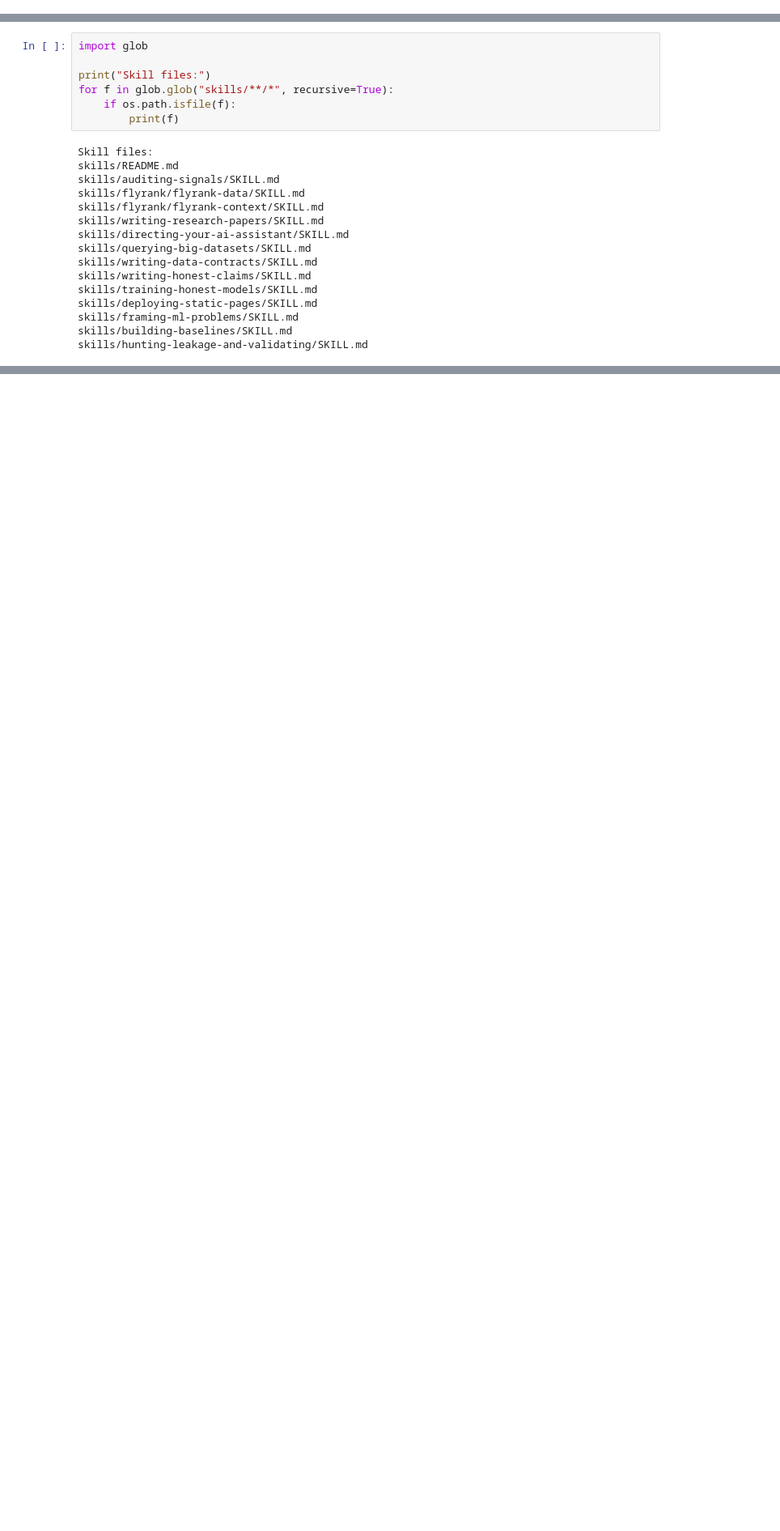
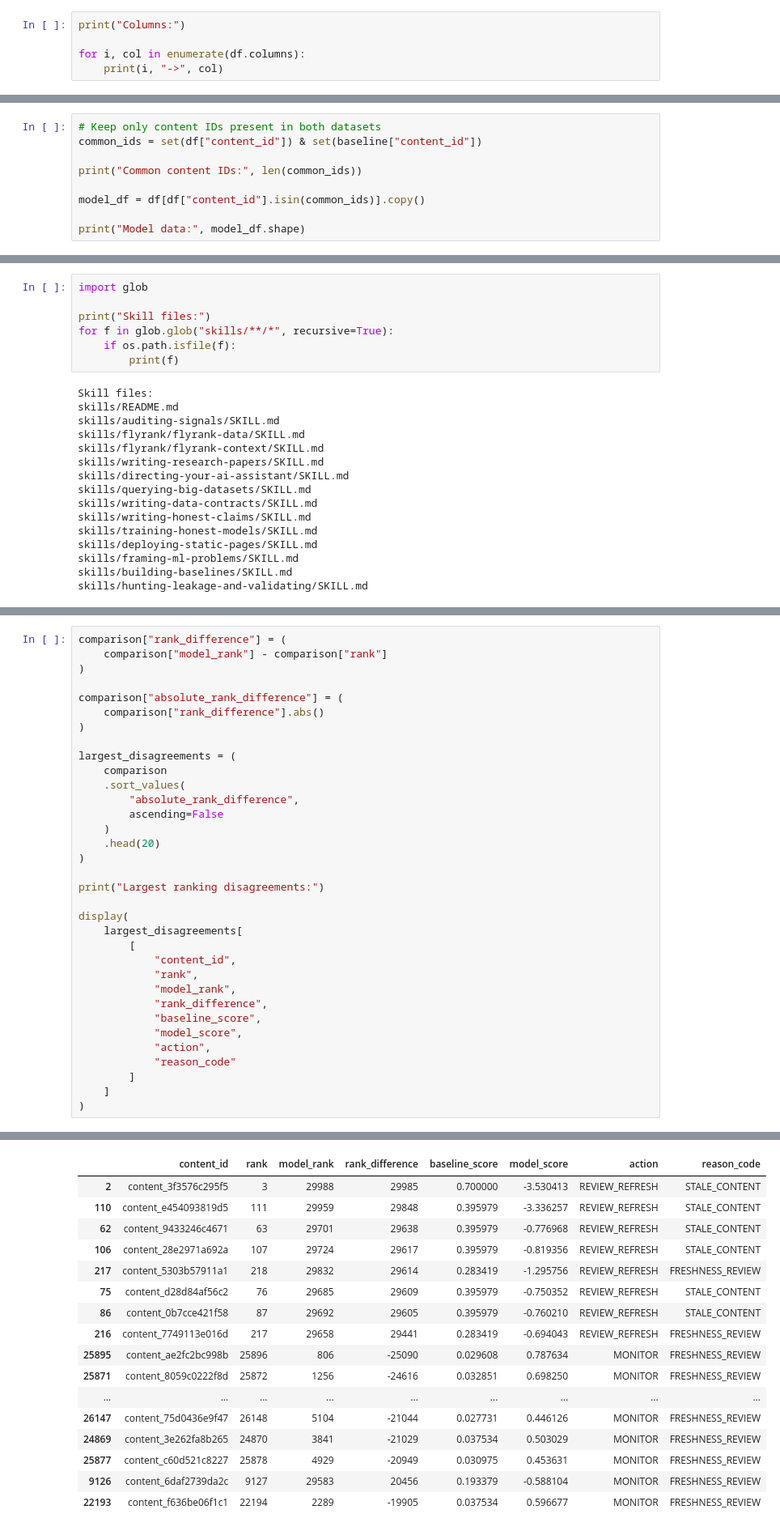
Before and after one commit to lucy96039/flyrank-ml-internship, a Jupyter notebook: work/notebooks/w04_baseline_score.ipynb, the cells around one changed output, grey strips where cells are left out. Shown at 81% size. Drawn from its saved outputs; the diff is of its cells as text; blank space fills up the shorter version.

```diff
--- a/work/notebooks/w04_baseline_score.ipynb
+++ b/work/notebooks/w04_baseline_score.ipynb
@@ -24,0 +103,5 @@ Resolving deltas: 100% (46/46), done.
+# %%
+print("Columns:")
+
+for i, col in enumerate(df.columns):
+    print(i, "->", col)
@@ -91,0 +433,9 @@ Delete `skills/flyrank/` and the flyrank column above, and everything else still
+# %%
+# Keep only content IDs present in both datasets
+common_ids = set(df["content_id"]) & set(baseline["content_id"])
+
+print("Common content IDs:", len(common_ids))
+
+model_df = df[df["content_id"].isin(common_ids)].copy()
+
+print("Model data:", model_df.shape)
@@ -121,0 +700,35 @@ skills/hunting-leakage-and-validating/SKILL.md
+# %%
+comparison["rank_difference"] = (
+    comparison["model_rank"] - comparison["rank"]
+)
+
+comparison["absolute_rank_difference"] = (
+    comparison["rank_difference"].abs()
+)
+
+largest_disagreements = (
+    comparison
+    .sort_values(
+        "absolute_rank_difference",
+        ascending=False
+    )
+    .head(20)
+)
+
+print("Largest ranking disagreements:")
+
+display(
+    largest_disagreements[
+        [
+            "content_id",
+            "rank",
+            "model_rank",
+            "rank_difference",
+            "baseline_score",
+            "model_score",
+            "action",
+            "reason_code"
+        ]
+    ]
+)
+# %% [output]
@@ -121,0 +736,17 @@ skills/hunting-leakage-and-validating/SKILL.md
+|  | content_id | rank | model_rank | rank_difference | baseline_score | model_score | action | reason_code |
+| 2 | content_3f3576c295f5 | 3 | 29988 | 29985 | 0.700000 | -3.530413 | REVIEW_REFRESH | STALE_CONTENT |
+| 110 | content_e454093819d5 | 111 | 29959 | 29848 | 0.395979 | -3.336257 | REVIEW_REFRESH | STALE_CONTENT |
+| 62 | content_9433246c4671 | 63 | 29701 | 29638 | 0.395979 | -0.776968 | REVIEW_REFRESH | STALE_CONTENT |
+| 106 | content_28e2971a692a | 107 | 29724 | 29617 | 0.395979 | -0.819356 | REVIEW_REFRESH | STALE_CONTENT |
+| 217 | content_5303b57911a1 | 218 | 29832 | 29614 | 0.283419 | -1.295756 | REVIEW_REFRESH | FRESHNESS_REVIEW |
+| 75 | content_d28d84af56c2 | 76 | 29685 | 29609 | 0.395979 | -0.750352 | REVIEW_REFRESH | STALE_CONTENT |
+| 86 | content_0b7cce421f58 | 87 | 29692 | 29605 | 0.395979 | -0.760210 | REVIEW_REFRESH | STALE_CONTENT |
+| 216 | content_7749113e016d | 217 | 29658 | 29441 | 0.283419 | -0.694043 | REVIEW_REFRESH | FRESHNESS_REVIEW |
+| 25895 | content_ae2fc2bc998b | 25896 | 806 | -25090 | 0.029608 | 0.787634 | MONITOR | FRESHNESS_REVIEW |
+| 25871 | content_8059c0222f8d | 25872 | 1256 | -24616 | 0.032851 | 0.698250 | MONITOR | FRESHNESS_REVIEW |
+| ... | ... | ... | ... | ... | ... | ... | ... | ... |
+| 26147 | content_75d0436e9f47 | 26148 | 5104 | -21044 | 0.027731 | 0.446126 | MONITOR | FRESHNESS_REVIEW |
+| 24869 | content_3e262fa8b265 | 24870 | 3841 | -21029 | 0.037534 | 0.503029 | MONITOR | FRESHNESS_REVIEW |
+| 25877 | content_c60d521c8227 | 25878 | 4929 | -20949 | 0.030975 | 0.453631 | MONITOR | FRESHNESS_REVIEW |
+| 9126 | content_6daf2739da2c | 9127 | 29583 | 20456 | 0.193379 | -0.588104 | MONITOR | FRESHNESS_REVIEW |
+| 22193 | content_f636be06f1c1 | 22194 | 2289 | -19905 | 0.037534 | 0.596677 | MONITOR | FRESHNESS_REVIEW |
```
Also changed, not shown: parts of 28 cells of this notebook.
